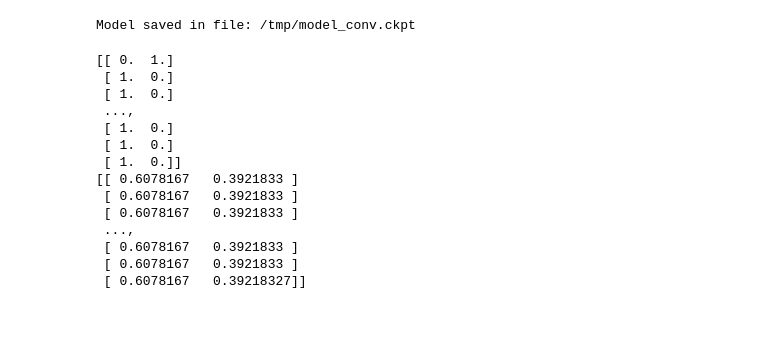
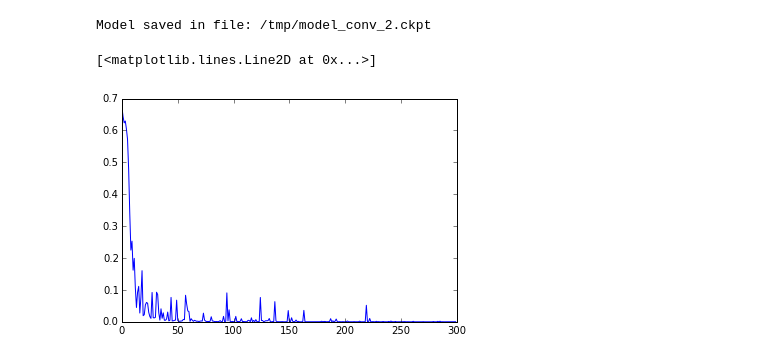
Before and after one commit to davsuacar/TurtleFlow, a Jupyter notebook: notebooks/Convolutional Neural Network.ipynb, the cells around one changed output. Drawn from its saved outputs; the diff is of its cells as text; code cells hidden in the pictures; blank space fills up the shorter version.

Commit message:
Convolutional Streaming notebook

```diff
--- a/notebooks/Convolutional Neural Network.ipynb
+++ b/notebooks/Convolutional Neural Network.ipynb
@@ -42,16 +53,16 @@ images = np.array(images) / 255
 # %%
 images, labels = shuffle(images, labels, random_state=43)
 # %%
-X_train = images[:350]
-Y_train = labels.reshape(len(labels), -1)[:350]
+X_train = images[:2000]
+Y_train = labels.reshape(len(labels), -1)[:2000]
 
-X_test = images[350:]
-Y_test = labels.reshape(len(labels), -1)[350:]
+X_test = images[2000:]
+Y_test = labels.reshape(len(labels), -1)[2000:]
 # %%
 # Input and output variables
 
 INPUTS = resize_x * resize_y * 3
 OUTPUTS = 2
 BATCH_SIZE = 100
-NUM_EPOCHS = 51
+NUM_EPOCHS = 300
 LEARNING_RATE = 1e-04
@@ -58,7 +76,4 @@ LEARNING_RATE = 1e-04
 # %%
-# Interactive session because of notebook environment
-sess = tf.InteractiveSession()
-
 # Input and output placeholder
 x = tf.placeholder(tf.float32, [None, INPUTS])
 y = tf.placeholder(tf.float32, [None, OUTPUTS])
@@ -72,39 +87,39 @@ h_conv_1 = tf.nn.relu(conv2d(x_image, W_conv_1) + b_conv_1)
 h_pool_1 = max_pool_2x2(h_conv_1)
 
 # Second Convolutional Layer
-W_conv_2 = tf.Variable(tf.truncated_normal([2, 2, 8, 32], stddev=0.1))
-b_conv_2 = tf.Variable(tf.constant(0.0, shape=[32]))
+W_conv_2 = tf.Variable(tf.truncated_normal([2, 2, 8, 16], stddev=0.1))
+b_conv_2 = tf.Variable(tf.constant(0.0, shape=[16]))
 h_conv_2 = tf.nn.relu(conv2d(h_pool_1, W_conv_2) + b_conv_2)
 h_pool_2 = max_pool_2x2(h_conv_2)
 
 # Third Convolutional Layer
-W_conv_3 = tf.Variable(tf.truncated_normal([2, 2, 32, 128], stddev=0.1))
-b_conv_3 = tf.Variable(tf.constant(0.0, shape=[128]))
+W_conv_3 = tf.Variable(tf.truncated_normal([2, 2, 16, 32], stddev=0.1))
+b_conv_3 = tf.Variable(tf.constant(0.0, shape=[32]))
 h_conv_3 = tf.nn.relu(conv2d(h_pool_2, W_conv_3) + b_conv_3)
 h_pool_3 = max_pool_2x2(h_conv_3)
 
 # Fourth Convolutional Layer
-W_conv_4 = tf.Variable(tf.truncated_normal([2, 2, 128, 256], stddev=0.1))
-b_conv_4 = tf.Variable(tf.constant(0.0, shape=[256]))
+W_conv_4 = tf.Variable(tf.truncated_normal([2, 2, 32, 64], stddev=0.1))
+b_conv_4 = tf.Variable(tf.constant(0.0, shape=[64]))
 h_conv_4 = tf.nn.relu(conv2d(h_pool_3, W_conv_4) + b_conv_4)
 h_pool_4 = max_pool_2x2(h_conv_4)
 
 # Densely connected layer
-W_fc1 = tf.Variable(tf.truncated_normal([5 * 5 * 256, 1024], stddev=0.1))
-b_fc1 = tf.Variable(tf.constant(0.0, shape=[1024]))
-h_poolfc1_flat = tf.reshape(h_pool_4, [-1, 5 * 5 * 256])
+W_fc1 = tf.Variable(tf.truncated_normal([5 * 5 * 64, 128], stddev=0.1))
+b_fc1 = tf.Variable(tf.constant(0.0, shape=[128]))
+h_poolfc1_flat = tf.reshape(h_pool_4, [-1, 5 * 5 * 64])
 h_fc1 = tf.nn.relu(tf.matmul(h_poolfc1_flat, W_fc1) + b_fc1)
 
 # Densely connected layer
-W_fc2 = tf.Variable(tf.truncated_normal([1024, 512], stddev=0.1))
-b_fc2 = tf.Variable(tf.constant(0.0, shape=[512]))
+W_fc2 = tf.Variable(tf.truncated_normal([128, 256], stddev=0.1))
+b_fc2 = tf.Variable(tf.constant(0.0, shape=[256]))
 h_fc2 = tf.nn.relu(tf.matmul(h_fc1, W_fc2) + b_fc2)
 
 # Dropout
 h_drop = tf.nn.dropout(h_fc2, pkeep)
 
 # Read out Layer
-W_fc3 = tf.Variable(tf.truncated_normal([512, OUTPUTS], stddev=0.1))
+W_fc3 = tf.Variable(tf.truncated_normal([256, OUTPUTS], stddev=0.1))
 b_fc3 = tf.Variable(tf.constant(0.0, shape=[OUTPUTS]))
 y_logits = tf.matmul(h_drop, W_fc3) + b_fc3
 y_softmax = tf.nn.softmax(y_logits)
@@ -187,27 +202,11 @@ Epoch 0050, loss train 0.65038866, train accuracy 0.62285715, test accuracy 0.61
 # %%
 #Save model
-save_path = saver.save(sess, "/tmp/model_conv.ckpt")
+save_path = saver.save(sess, "/tmp/model_conv_2.ckpt")
 print("Model saved in file: %s" % save_path)
 # %% [output]
-Model saved in file: /tmp/model_conv.ckpt
+Model saved in file: /tmp/model_conv_2.ckpt
-# %%
-# Comparing values
-print Y_test
-
-classification = sess.run(y_softmax, feed_dict={x: X_test, pkeep: 1.0})
-print classification
-# %% [output]
-[[ 0.  1.]
- [ 1.  0.]
- [ 1.  0.]
- ...,
- [ 1.  0.]
- [ 1.  0.]
- [ 1.  0.]]
-[[ 0.6078167   0.3921833 ]
- [ 0.6078167   0.3921833 ]
- [ 0.6078167   0.3921833 ]
- ...,
- [ 0.6078167   0.3921833 ]
- [ 0.6078167   0.3921833 ]
- [ 0.6078167   0.39218327]]
+# %%
+plt.plot(loss_train_array)
+# %% [output]
+[<matplotlib.lines.Line2D at 0x...>]
+[figure, added]
```
Also changed, not shown: parts of 7 cells of this notebook, 1 other file.
